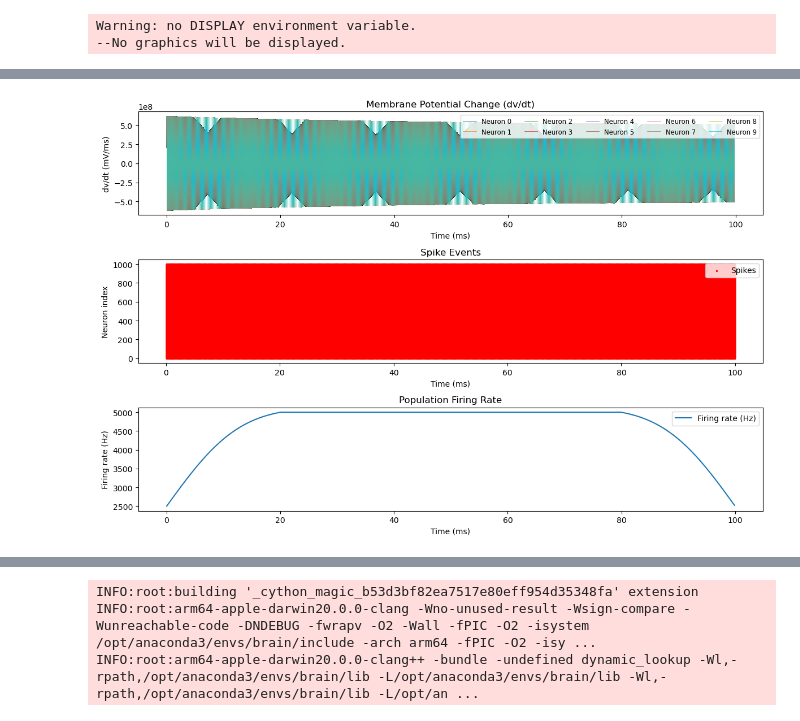
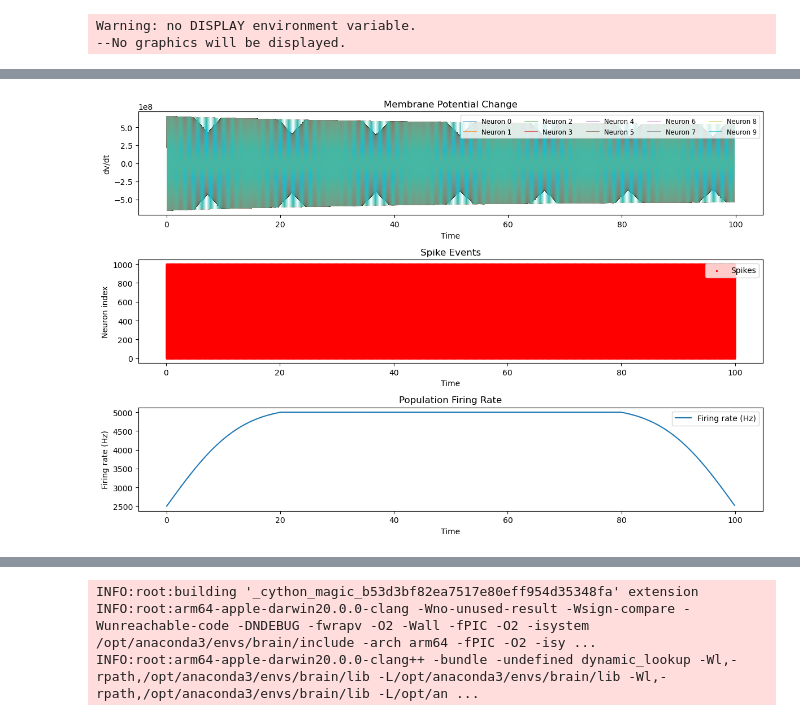
Before and after one commit to techzzt/Basal-ganglia-neuron-models, a Jupyter notebook: BG_insilico_SPN.ipynb, the cells around one changed output, grey strips where cells are left out. Drawn from its saved outputs; the diff is of its cells as text; code cells hidden in the pictures.

```diff
--- a/BG_insilico_SPN.ipynb
+++ b/BG_insilico_SPN.ipynb
@@ -327,15 +353,15 @@ dv_dt = np.diff(dv_monitor.v, axis=1) / (dv_monitor.t[1] - dv_monitor.t[0])
 plt.figure(figsize=(12, 8))
 plt.subplot(3, 1, 1)
 plt.plot(dv_monitor.t[:-1] / ms, dv_dt.T / mV * 1000, lw=0.5)  # Converting to mV/ms
-plt.xlabel('Time (ms)')
-plt.ylabel('dv/dt (mV/ms)')
-plt.title('Membrane Potential Change (dv/dt)')
+plt.xlabel('Time')
+plt.ylabel('dv/dt')
+plt.title('Membrane Potential Change')
 plt.legend(['Neuron {}'.format(i) for i in range(10)], loc='upper right', fontsize='small', ncol=5)  # Show only first 10 legends for clarity
 
 # Plot spikes
 plt.subplot(3, 1, 2)
 plt.scatter(spike_monitor.t / ms, spike_monitor.i, s=2, c='red', label='Spikes')
-plt.xlabel('Time (ms)')
+plt.xlabel('Time')
 plt.ylabel('Neuron index')
 plt.title('Spike Events')
 plt.legend()
@@ -343,7 +369,7 @@ plt.legend()
 # Plot firing rate
 plt.subplot(3, 1, 3)
 plt.plot(rate_monitor.t / ms, rate_monitor.smooth_rate(width=10*ms) / Hz, label='Firing rate (Hz)')
-plt.xlabel('Time (ms)')
+plt.xlabel('Time')
 plt.ylabel('Firing rate (Hz)')
 plt.title('Population Firing Rate')
 plt.legend()
@@ -354,4 +388,4 @@ plt.show()
-[figure, old version]
+[figure, new version]
 # %%
 ### Set 2
 # simulation 하는 과정에서 I 값을 10, 3, 0으로 줄여가며 실험
```
Also changed, not shown: parts of 10 cells of this notebook.
